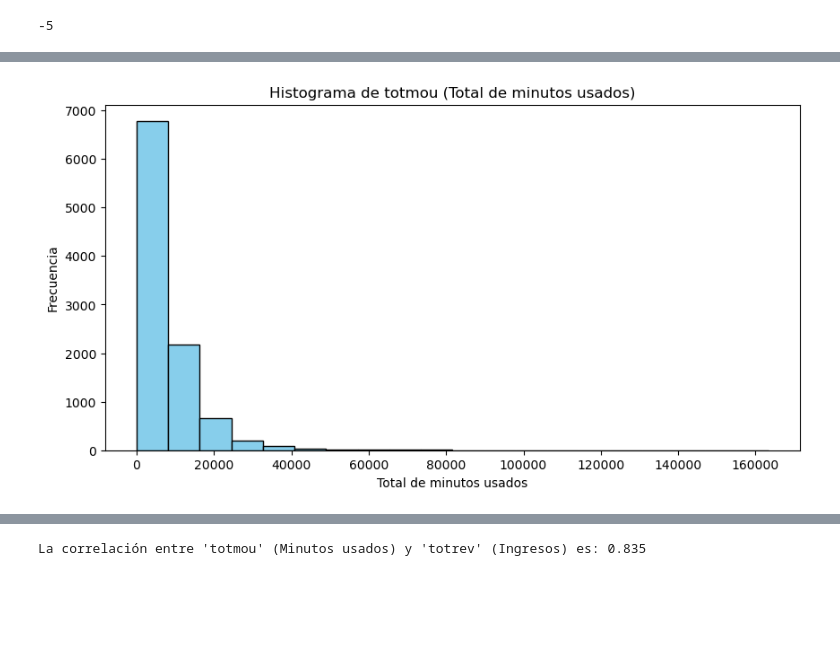
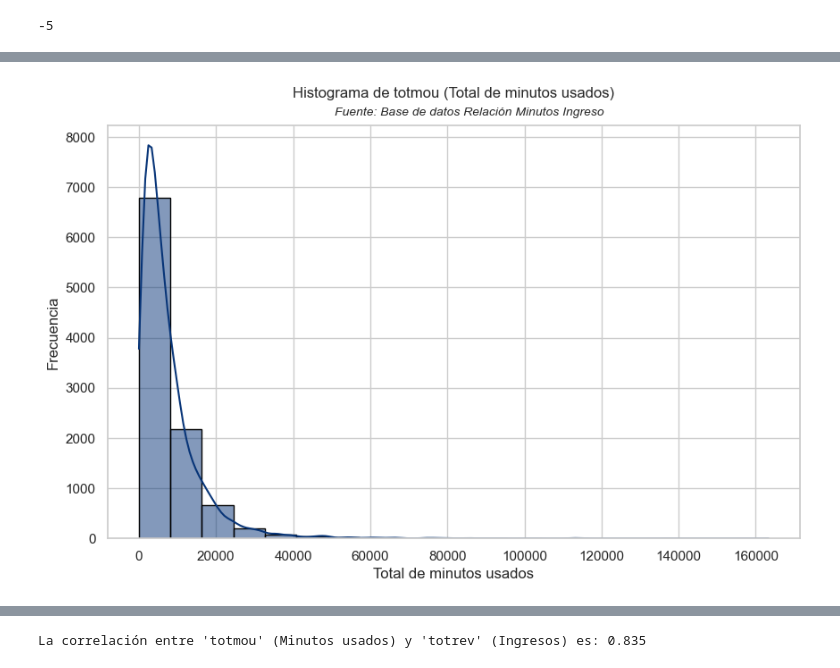
Before and after one commit to ccjaviers777/actividad_3_ml, a Jupyter notebook: Cuadernos/Relacion_minutos.ipynb, the cells around one changed output, grey strips where cells are left out. Drawn from its saved outputs; the diff is of its cells as text; code cells hidden in the pictures; blank space fills up the shorter version.

```diff
--- a/Cuadernos/Relacion_minutos.ipynb
+++ b/Cuadernos/Relacion_minutos.ipynb
@@ -486,36 +419,99 @@ df.describe(include='all')
 # %%
 # Crear un histograma para las variables numéricas y un gráfico de barras para la variable categórica
 
 # Histograma para 'totmou' (Total de minutos usados)
-plt.figure(figsize=(10, 5))
-plt.hist(df['totmou'], bins=20, color='skyblue', edgecolor='black')
-plt.title('Histograma de totmou (Total de minutos usados)')
+# configurar el estilo de los gráficos
+sns.set(style='whitegrid')
+
+# creación del histograma
+plt.figure(figsize=(10,6))
+sns.histplot(df['totmou'], bins=20, kde=True, color='#083578', edgecolor='black')
+
+# título y definición de labels del gráfico
+plt.title('Histograma de totmou (Total de minutos usados)', y=1.05)
 plt.xlabel('Total de minutos usados')
 plt.ylabel('Frecuencia')
+plt.grid(True)
+plt.figtext(0.53, 0.90, 'Fuente: Base de datos Relación Minutos Ingreso', ha='center', fontsize=10, style='italic')
 plt.show()
 
+
+
 # Histograma para 'totrev' (Ingresos del cliente)
-plt.figure(figsize=(10, 5))
-plt.hist(df['totrev'], bins=20, color='lightgreen', edgecolor='black')
-plt.title('Histograma de totrev (Ingresos del cliente)')
+# creación del histograma
+plt.figure(figsize=(10,6))
+sns.histplot(df['totrev'], bins=20, kde=True, color='#E6B85C', edgecolor='black')
+
+# título y definición de labels del gráfico
+plt.title('Histograma de totrev (Ingresos del cliente)', y=1.05)
 plt.xlabel('Ingresos del cliente')
 plt.ylabel('Frecuencia')
+plt.grid(True)
+plt.figtext(0.53, 0.90, 'Fuente: Base de datos Relación Minutos Ingreso', ha='center', fontsize=10, style='italic')
 plt.show()
 
+
+
 # Histograma para 'eqpdays' (Número de días de antigüedad del equipo)
-plt.figure(figsize=(10, 5))
-plt.hist(df['eqpdays'], bins=20, color='lightcoral', edgecolor='black')
-plt.title('Histograma de eqpdays (Antigüedad del equipo)')
+# creación del histograma
+plt.figure(figsize=(10,6))
+sns.histplot(df['eqpdays'], bins=20, kde=True, color='#3887FF', edgecolor='black')
+
+# título y definición de labels del gráfico
+plt.title('Histograma de eqpdays (Antigüedad del equipo)', y=1.05)
 plt.xlabel('Número de días de antigüedad')
 plt.ylabel('Frecuencia')
+plt.grid(True)
+plt.figtext(0.53, 0.90, 'Fuente: Base de datos Relación Minutos Ingreso', ha='center', fontsize=10, style='italic')
 plt.show()
 
+
+
 # Gráfico de barras para 'creditcd' (Indicador de tarjeta de crédito)
-plt.figure(figsize=(10, 5))
-df['creditcd'].value_counts(dropna=False).plot(kind='bar', color='orange', edgecolor='black')
-plt.title('Gráfico de barras de creditcd (Indicador de tarjeta de crédito)')
-plt.xlabel('Indicador de tarjeta de crédito')
-plt.ylabel('Frecuencia')
+plt.figure(figsize=(9, 6))
+# Crear el gráfico de barras
+df['creditcd'].value_counts(dropna=False).plot(kind='bar', color='#C2A874', edgecolor='black')
+
+# Título y etiquetas de ejes
+plt.title('Gráfico de barras de creditcd (Indicador de tarjeta de crédito)', fontsize=14)
+plt.xlabel('Indicador de tarjeta de crédito', fontsize=12)
+plt.ylabel('Frecuencia', fontsize=12)
+
+# Cambiar etiquetas del eje X
+plt.xticks(ticks=[0, 1], labels=['Tiene crédito', 'No tiene crédito'], rotation=0, fontsize=12)
+
+# Ajustar el diseño del gráfico para que todo quede dentro de la figura
+plt.tight_layout()
+
+# Añadir texto de fuente en la parte inferior del gráfico
+plt.figtext(0.53, 0.90, 'Fuente: Base de datos Relación Minutos Ingreso', ha='center', fontsize=10, style='italic')
+
+# Mostrar el gráfico
 plt.show()
+
+
+
+#Gráfico de sectores
+# Contar los valores en la columna 'creditcd'
+valores = df['creditcd'].value_counts()
+etiquetas = ['Tiene crédito', 'No tiene crédito']
+
+# Función personalizada para mostrar número y porcentaje
+def mostrar_porcentaje_y_cantidad(pct, allvals):
+    total = int(pct/100. * sum(allvals))
+    return "{:.1f}%\n({:d})".format(pct, total)
+
+#Colores a usar
+color_list = ['#7B6823','#526126']
+
+# Calcular el total de datos por categoría
+total = df['creditcd'].count()
+
+# Gráfico de sectores
+plt.figure(figsize=(10,6))
+plt.pie(valores, labels=etiquetas, autopct=lambda pct: mostrar_porcentaje_y_cantidad(pct, valores), startangle=100,colors=color_list)
+plt.title(f'Proporción de personas con/sin crédito \nTotal de personas: {total}', y=1.05)
+plt.annotate('Fuente: Base de datos Relación Minutos Ingreso', xy=(0.3, 0.02), xycoords='figure fraction', ha='center', fontsize=10, style='italic')
+plt.show()
 # %% [output]
-[figure, old version]
+[figure, new version]
```
Also changed, not shown: parts of 71 cells of this notebook.
